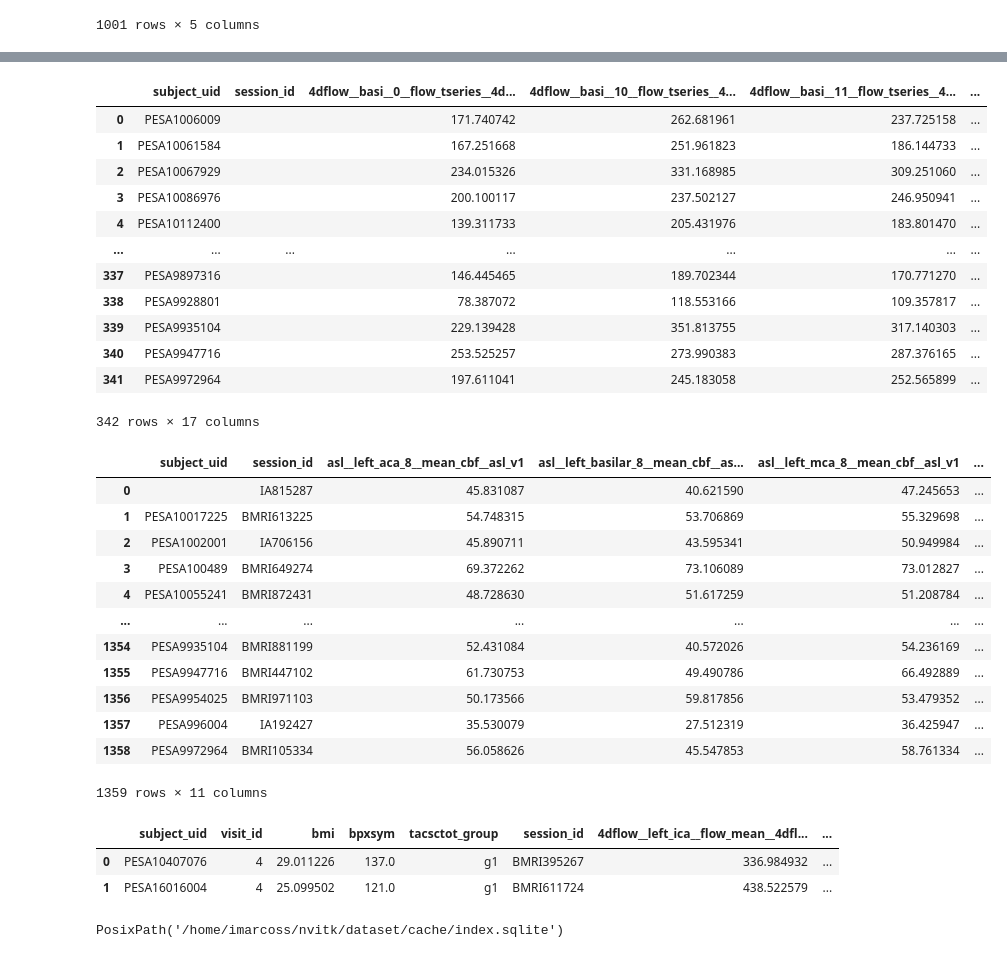
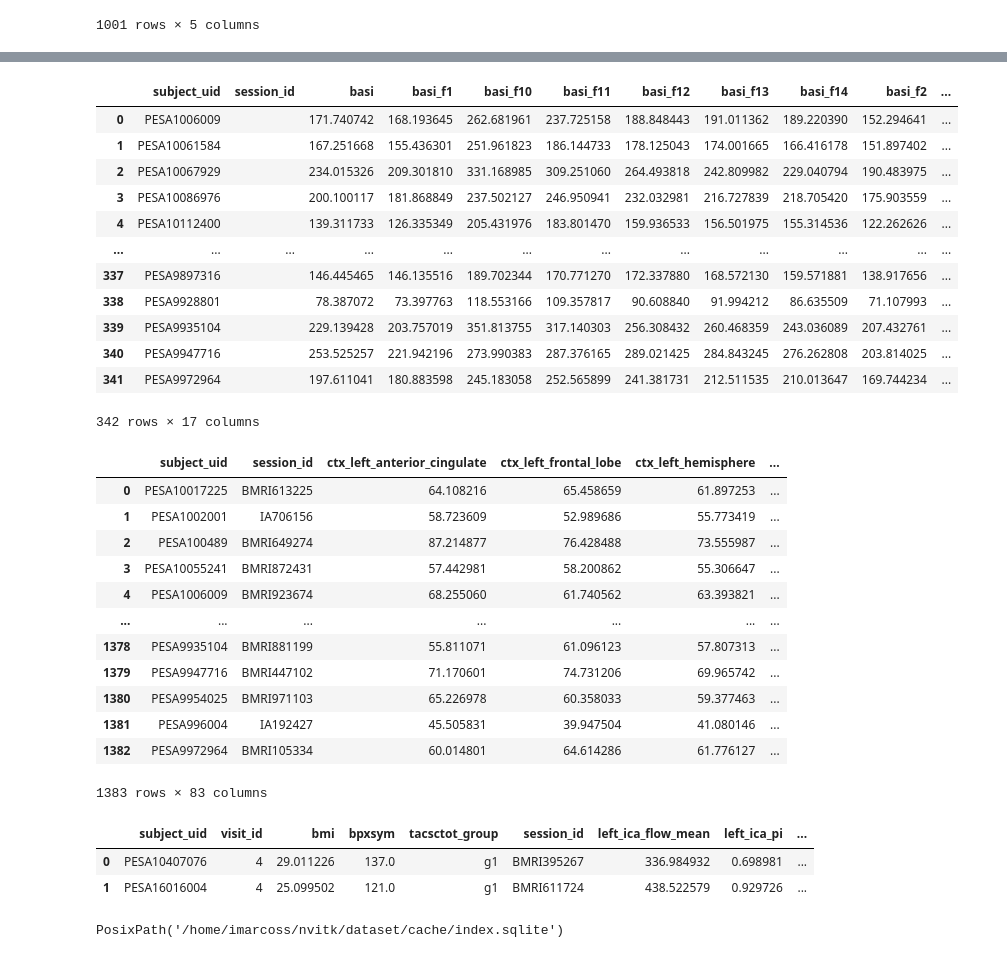
Before and after one commit to CNIC-Neuroimaging/Nvitk, a Jupyter notebook: notebooks/prototypes/database.ipynb, the cells around one changed output, grey strips where cells are left out. Cells and saved outputs as stored; diff of their text form; code cells hidden in the pictures.

```diff
--- a/notebooks/prototypes/database.ipynb
+++ b/notebooks/prototypes/database.ipynb
@@ -18,7 +18,7 @@ Build DB
 from nvitk.db import DataRepo, import_pesabrain_source, list_pesabrain_sources
 
 db_base = Path("/data_local/LabVF/PESA-Brain/DB/DB")
-repo = DataRepo("~/nvitk/dataset", auto_scaffold=True, use_sqlite=True)
+repo = DataRepo("~/nvitk/dataset", use_sqlite=True) # , auto_scaffold=True
 # %%
 # res = import_pesabrain_source(
 #     repo,
@@ -153,42 +151,42 @@ repo.image(
     use_sqlite=True,
 )
 # %% [output]
-|  | subject_uid | session_id | 4dflow__basi__0__flow_tseries__4d... | 4dflow__basi__10__flow_tseries__4... | 4dflow__basi__11__flow_tseries__4... | ... |
-| 0 | PESA1006009 |  | 171.740742 | 262.681961 | 237.725158 | ... |
-| 1 | PESA10061584 |  | 167.251668 | 251.961823 | 186.144733 | ... |
-| 2 | PESA10067929 |  | 234.015326 | 331.168985 | 309.251060 | ... |
-| 3 | PESA10086976 |  | 200.100117 | 237.502127 | 246.950941 | ... |
-| 4 | PESA10112400 |  | 139.311733 | 205.431976 | 183.801470 | ... |
-| ... | ... | ... | ... | ... | ... | ... |
-| 337 | PESA9897316 |  | 146.445465 | 189.702344 | 170.771270 | ... |
-| 338 | PESA9928801 |  | 78.387072 | 118.553166 | 109.357817 | ... |
-| 339 | PESA9935104 |  | 229.139428 | 351.813755 | 317.140303 | ... |
-| 340 | PESA9947716 |  | 253.525257 | 273.990383 | 287.376165 | ... |
-| 341 | PESA9972964 |  | 197.611041 | 245.183058 | 252.565899 | ... |
+|  | subject_uid | session_id | basi | basi_f1 | basi_f10 | basi_f11 | basi_f12 | basi_f13 | basi_f14 | basi_f2 | ... |
+| 0 | PESA1006009 |  | 171.740742 | 168.193645 | 262.681961 | 237.725158 | 188.848443 | 191.011362 | 189.220390 | 152.294641 | ... |
+| 1 | PESA10061584 |  | 167.251668 | 155.436301 | 251.961823 | 186.144733 | 178.125043 | 174.001665 | 166.416178 | 151.897402 | ... |
+| 2 | PESA10067929 |  | 234.015326 | 209.301810 | 331.168985 | 309.251060 | 264.493818 | 242.809982 | 229.040794 | 190.483975 | ... |
+| 3 | PESA10086976 |  | 200.100117 | 181.868849 | 237.502127 | 246.950941 | 232.032981 | 216.727839 | 218.705420 | 175.903559 | ... |
+| 4 | PESA10112400 |  | 139.311733 | 126.335349 | 205.431976 | 183.801470 | 159.936533 | 156.501975 | 155.314536 | 122.262626 | ... |
+| ... | ... | ... | ... | ... | ... | ... | ... | ... | ... | ... | ... |
+| 337 | PESA9897316 |  | 146.445465 | 146.135516 | 189.702344 | 170.771270 | 172.337880 | 168.572130 | 159.571881 | 138.917656 | ... |
+| 338 | PESA9928801 |  | 78.387072 | 73.397763 | 118.553166 | 109.357817 | 90.608840 | 91.994212 | 86.635509 | 71.107993 | ... |
+| 339 | PESA9935104 |  | 229.139428 | 203.757019 | 351.813755 | 317.140303 | 256.308432 | 260.468359 | 243.036089 | 207.432761 | ... |
+| 340 | PESA9947716 |  | 253.525257 | 221.942196 | 273.990383 | 287.376165 | 289.021425 | 284.843245 | 276.262808 | 203.814025 | ... |
+| 341 | PESA9972964 |  | 197.611041 | 180.883598 | 245.183058 | 252.565899 | 241.381731 | 212.511535 | 210.013647 | 169.744234 | ... |
 342 rows × 17 columns
 # %%
 repo.image(
     modality="asl",
     variables=['mean_cbf'],
     # regions=["right_ica"],
-    atlas="vascular-8",
+    atlas="desikan",
     wide=True,
     use_sqlite=True,
 )
 # %% [output]
-|  | subject_uid | session_id | asl__left_aca_8__mean_cbf__asl_v1 | asl__left_basilar_8__mean_cbf__as... | asl__left_mca_8__mean_cbf__asl_v1 | ... |
-| 0 |  | IA815287 | 45.831087 | 40.621590 | 47.245653 | ... |
-| 1 | PESA10017225 | BMRI613225 | 54.748315 | 53.706869 | 55.329698 | ... |
-| 2 | PESA1002001 | IA706156 | 45.890711 | 43.595341 | 50.949984 | ... |
-| 3 | PESA100489 | BMRI649274 | 69.372262 | 73.106089 | 73.012827 | ... |
-| 4 | PESA10055241 | BMRI872431 | 48.728630 | 51.617259 | 51.208784 | ... |
+|  | subject_uid | session_id | ctx_left_anterior_cingulate | ctx_left_frontal_lobe | ctx_left_hemisphere | ... |
+| 0 | PESA10017225 | BMRI613225 | 64.108216 | 65.458659 | 61.897253 | ... |
+| 1 | PESA1002001 | IA706156 | 58.723609 | 52.989686 | 55.773419 | ... |
+| 2 | PESA100489 | BMRI649274 | 87.214877 | 76.428488 | 73.555987 | ... |
+| 3 | PESA10055241 | BMRI872431 | 57.442981 | 58.200862 | 55.306647 | ... |
+| 4 | PESA1006009 | BMRI923674 | 68.255060 | 61.740562 | 63.393821 | ... |
 | ... | ... | ... | ... | ... | ... | ... |
-| 1354 | PESA9935104 | BMRI881199 | 52.431084 | 40.572026 | 54.236169 | ... |
-| 1355 | PESA9947716 | BMRI447102 | 61.730753 | 49.490786 | 66.492889 | ... |
-| 1356 | PESA9954025 | BMRI971103 | 50.173566 | 59.817856 | 53.479352 | ... |
-| 1357 | PESA996004 | IA192427 | 35.530079 | 27.512319 | 36.425947 | ... |
-| 1358 | PESA9972964 | BMRI105334 | 56.058626 | 45.547853 | 58.761334 | ... |
+| 1378 | PESA9935104 | BMRI881199 | 55.811071 | 61.096123 | 57.807313 | ... |
+| 1379 | PESA9947716 | BMRI447102 | 71.170601 | 74.731206 | 69.965742 | ... |
+| 1380 | PESA9954025 | BMRI971103 | 65.226978 | 60.358033 | 59.377463 | ... |
+| 1381 | PESA996004 | IA192427 | 45.505831 | 39.947504 | 41.080146 | ... |
+| 1382 | PESA9972964 | BMRI105334 | 60.014801 | 64.614286 | 61.776127 | ... |
-1359 rows × 11 columns
+1383 rows × 83 columns
 # %%
 clinical = repo.clinical(
     variables=["BPXSYM", "BMI", "tacsctot_group"],
@@ -207,9 +205,9 @@ hemo = repo.image(
 report_df = repo.join([clinical, hemo])
 report_df.head()
 # %% [output]
-|  | subject_uid | visit_id | bmi | bpxsym | tacsctot_group | session_id | 4dflow__left_ica__flow_mean__4dfl... | ... |
-| 0 | PESA10407076 | 4 | 29.011226 | 137.0 | g1 | BMRI395267 | 336.984932 | ... |
-| 1 | PESA16016004 | 4 | 25.099502 | 121.0 | g1 | BMRI611724 | 438.522579 | ... |
+|  | subject_uid | visit_id | bmi | bpxsym | tacsctot_group | session_id | left_ica_flow_mean | left_ica_pi | ... |
+| 0 | PESA10407076 | 4 | 29.011226 | 137.0 | g1 | BMRI395267 | 336.984932 | 0.698981 | ... |
+| 1 | PESA16016004 | 4 | 25.099502 | 121.0 | g1 | BMRI611724 | 438.522579 | 0.929726 | ... |
 # %%
 # repo.build_sqlite_index()
 # %% [output]
```
Also changed, not shown: parts of 2 cells of this notebook, 1 other file.
